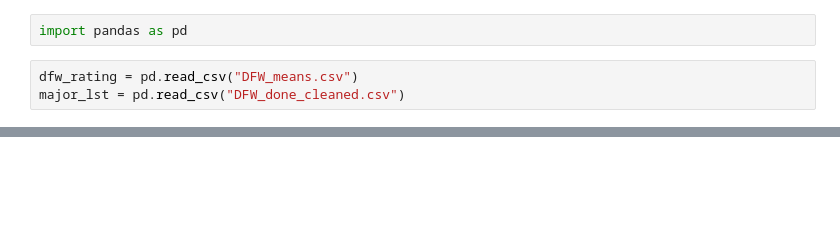
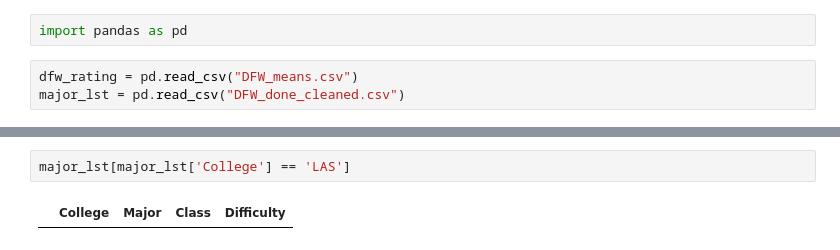
Before and after one commit to max-farver/HackISU_Data_Science_Project, a Jupyter notebook: data_cleaning/Major_Rating.ipynb, the cells around one changed output, grey strips where cells are left out. Saved outputs shown, nothing was run; the diff lists cells and outputs as text; blank space fills up the shorter version.

```diff
--- a/data_cleaning/Major_Rating.ipynb
+++ b/data_cleaning/Major_Rating.ipynb
@@ -99,0 +79,4 @@ major_lst
+# %%
+major_lst[major_lst['College'] == 'LAS']
+# %% [output]
+|  | College | Major | Class | Difficulty |
```
Also changed, not shown: parts of 4 cells of this notebook, 5 other files.
